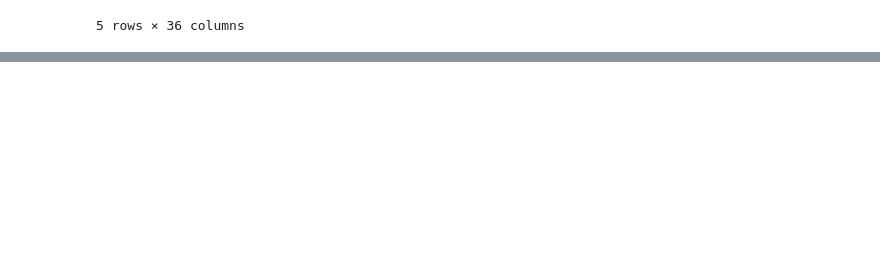
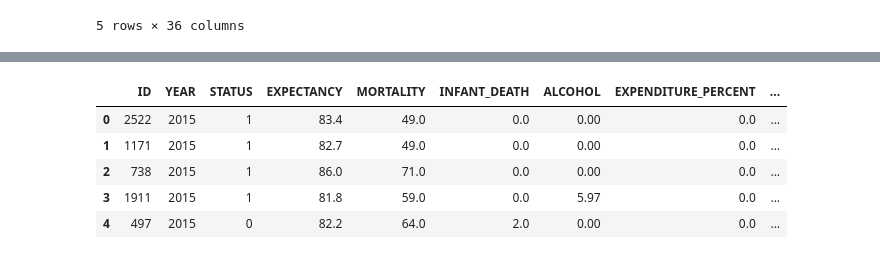
Before and after one commit to seuss1337/blended_project_1, a Jupyter notebook: source/python/Linear_Regression.ipynb, the cells around one changed output, grey strips where cells are left out. Drawn from its saved outputs; the diff is of its cells as text; code cells hidden in the pictures; blank space fills up the shorter version.

```diff
--- a/source/python/Machine_Learning.ipynb
+++ b/source/python/Linear_Regression.ipynb
@@ -401,0 +433,2 @@ new_df.head()
+# %%
+pd.set_option('display.max_columns', None)
@@ -401,0 +438,10 @@ new_df.head()
+# %%
+new_df = new_df.drop(['REGION','COUNTRY'], axis= 1)
+new_df.head()
+# %% [output]
+|  | ID | YEAR | STATUS | EXPECTANCY | MORTALITY | INFANT_DEATH | ALCOHOL | EXPENDITURE_PERCENT | ... |
+| 0 | 2522 | 2015 | 1 | 83.4 | 49.0 | 0.0 | 0.00 | 0.0 | ... |
+| 1 | 1171 | 2015 | 1 | 82.7 | 49.0 | 0.0 | 0.00 | 0.0 | ... |
+| 2 | 738 | 2015 | 1 | 86.0 | 71.0 | 0.0 | 0.00 | 0.0 | ... |
+| 3 | 1911 | 2015 | 1 | 81.8 | 59.0 | 0.0 | 5.97 | 0.0 | ... |
+| 4 | 497 | 2015 | 0 | 82.2 | 64.0 | 2.0 | 0.00 | 0.0 | ... |
```
Also changed, not shown: parts of 8 cells of this notebook, 1 other file.
